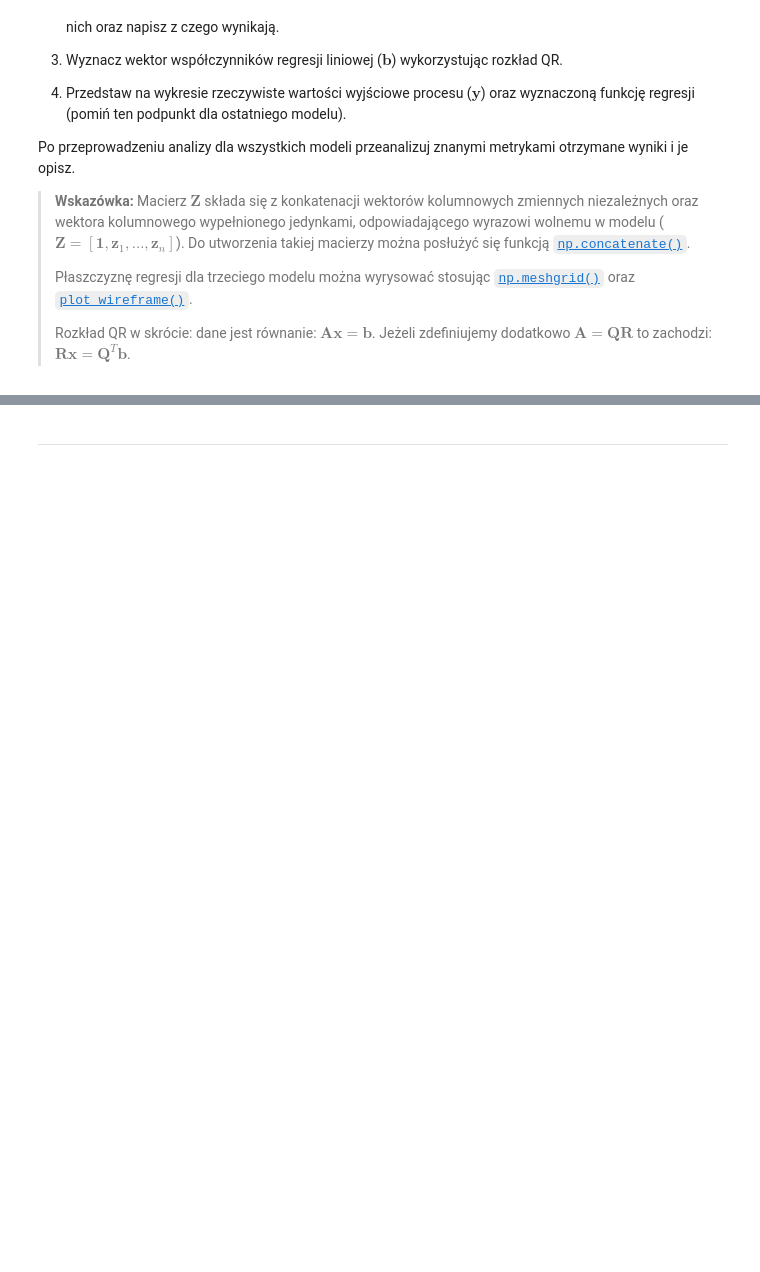
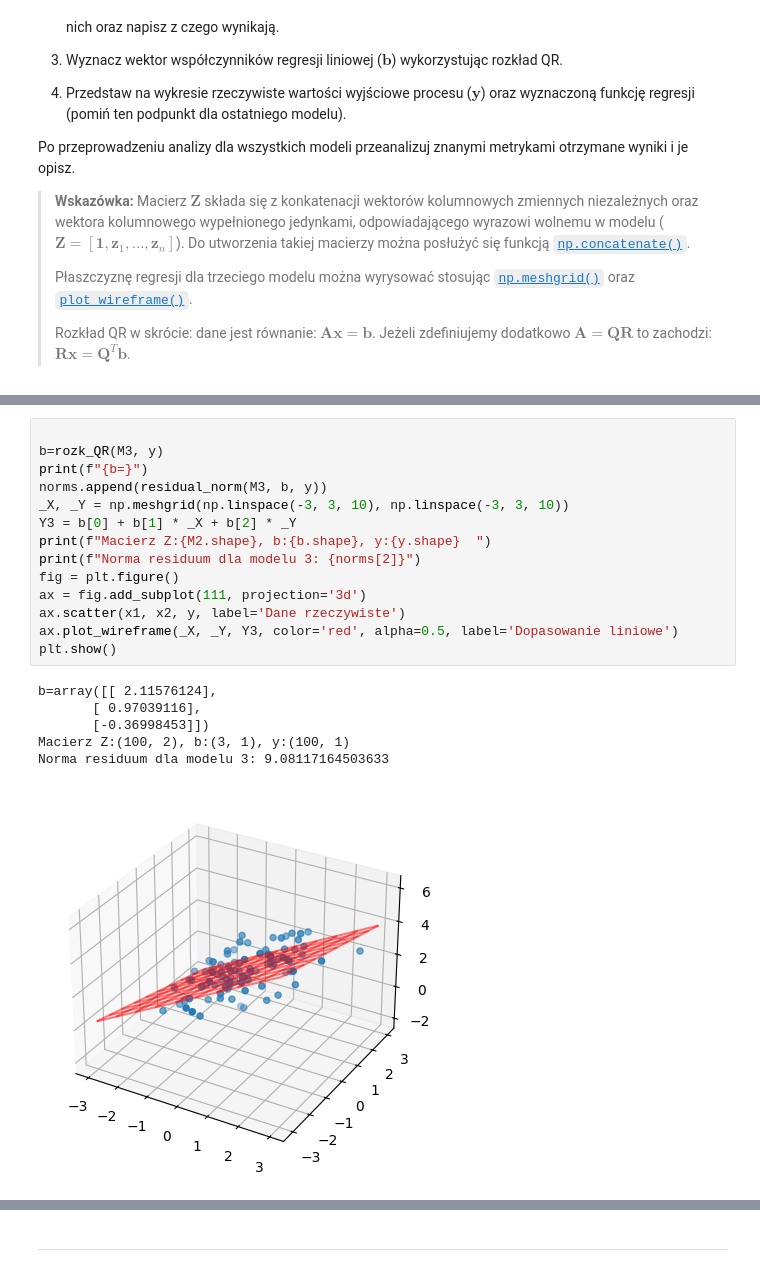
Before and after one commit to MN-KJ-2025/lab-5-r-wnania-m-x-n-GrawtoG, a Jupyter notebook: sprawozdanie.ipynb, the cells around one changed output, grey strips where cells are left out. Drawn from its saved outputs; the diff is of its cells as text; blank space fills up the shorter version.

```diff
--- a/sprawozdanie.ipynb
+++ b/sprawozdanie.ipynb
@@ -313,0 +507,21 @@ print(y)
+# %%
+
+b=rozk_QR(M3, y)
+print(f"{b=}")
+norms.append(residual_norm(M3, b, y))
+_X, _Y = np.meshgrid(np.linspace(-3, 3, 10), np.linspace(-3, 3, 10))
+Y3 = b[0] + b[1] * _X + b[2] * _Y
+print(f"Macierz Z:{M2.shape}, b:{b.shape}, y:{y.shape}  ")
+print(f"Norma residuum dla modelu 3: {norms[2]}")
+fig = plt.figure()
+ax = fig.add_subplot(111, projection='3d')
+ax.scatter(x1, x2, y, label='Dane rzeczywiste')
+ax.plot_wireframe(_X, _Y, Y3, color='red', alpha=0.5, label='Dopasowanie liniowe')
+plt.show()
+# %% [output]
+b=array([[ 2.11576124],
+       [ 0.97039116],
+       [-0.36998453]])
+Macierz Z:(100, 2), b:(3, 1), y:(100, 1)
+Norma residuum dla modelu 3: 9.08117164503633
+[figure, added]
```
Also changed, not shown: parts of 18 cells of this notebook, 3 other files.
